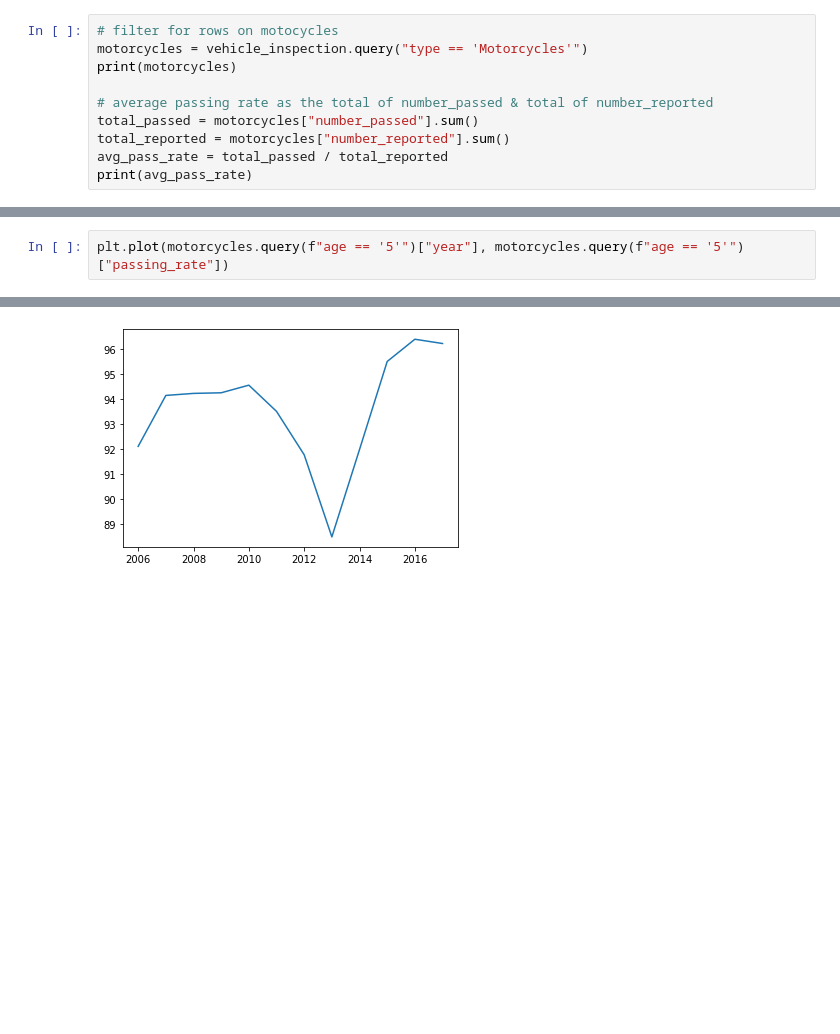
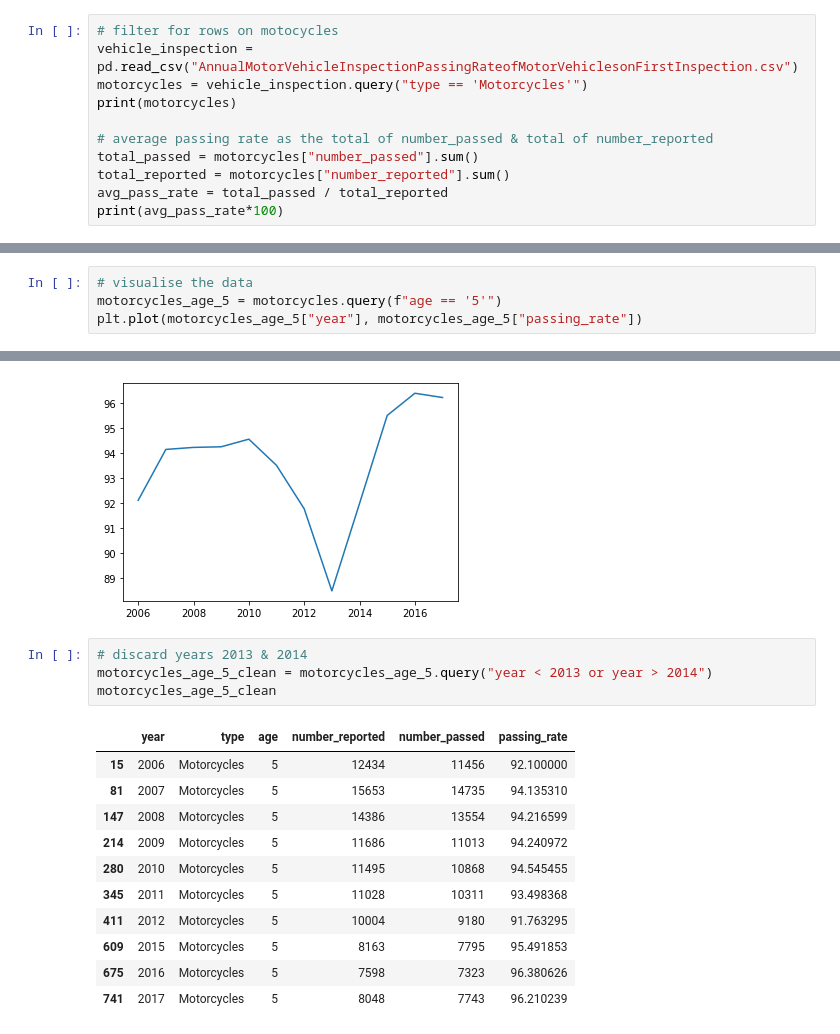
Before and after one commit to ddanielfung/GovTech-Assessment, a Jupyter notebook: section-1.ipynb, the cells around one changed output, grey strips where cells are left out. Saved outputs shown, nothing was run; the diff lists cells and outputs as text; blank space fills up the shorter version.

```diff
--- a/section-1.ipynb
+++ b/section-1.ipynb
@@ -7,6 +7,7 @@ import matplotlib.pyplot as plt
 ## Task 1
 # %%
 # filter for rows on motocycles
+vehicle_inspection = pd.read_csv("AnnualMotorVehicleInspectionPassingRateofMotorVehiclesonFirstInspection.csv")
 motorcycles = vehicle_inspection.query("type == 'Motorcycles'")
 print(motorcycles)
 
@@ -14,7 +15,7 @@ print(motorcycles)
 total_passed = motorcycles["number_passed"].sum()
 total_reported = motorcycles["number_reported"].sum()
 avg_pass_rate = total_passed / total_reported
-print(avg_pass_rate)
+print(avg_pass_rate*100)
 # %% [output]
      year         type  age  number_reported  number_passed  passing_rate
 11   2006  Motorcycles    1              343            329     95.900000
@@ -65,7 +68,25 @@ for age in ages:
 # %% [markdown]
 ## Task 3
 # %%
-plt.plot(motorcycles.query(f"age == '5'")["year"], motorcycles.query(f"age == '5'")["passing_rate"])
+# visualise the data
+motorcycles_age_5 = motorcycles.query(f"age == '5'")
+plt.plot(motorcycles_age_5["year"], motorcycles_age_5["passing_rate"])
 # %% [output]
 [<matplotlib.lines.Line2D at 0x...>]
 [figure]
+# %%
+# discard years 2013 & 2014
+motorcycles_age_5_clean = motorcycles_age_5.query("year < 2013 or year > 2014")
+motorcycles_age_5_clean
+# %% [output]
+|  | year | type | age | number_reported | number_passed | passing_rate |
+| 15 | 2006 | Motorcycles | 5 | 12434 | 11456 | 92.100000 |
+| 81 | 2007 | Motorcycles | 5 | 15653 | 14735 | 94.135310 |
+| 147 | 2008 | Motorcycles | 5 | 14386 | 13554 | 94.216599 |
+| 214 | 2009 | Motorcycles | 5 | 11686 | 11013 | 94.240972 |
+| 280 | 2010 | Motorcycles | 5 | 11495 | 10868 | 94.545455 |
+| 345 | 2011 | Motorcycles | 5 | 11028 | 10311 | 93.498368 |
+| 411 | 2012 | Motorcycles | 5 | 10004 | 9180 | 91.763295 |
+| 609 | 2015 | Motorcycles | 5 | 8163 | 7795 | 95.491853 |
+| 675 | 2016 | Motorcycles | 5 | 7598 | 7323 | 96.380626 |
+| 741 | 2017 | Motorcycles | 5 | 8048 | 7743 | 96.210239 |
```
Also changed, not shown: parts of 27 cells of this notebook, 3 other files.
